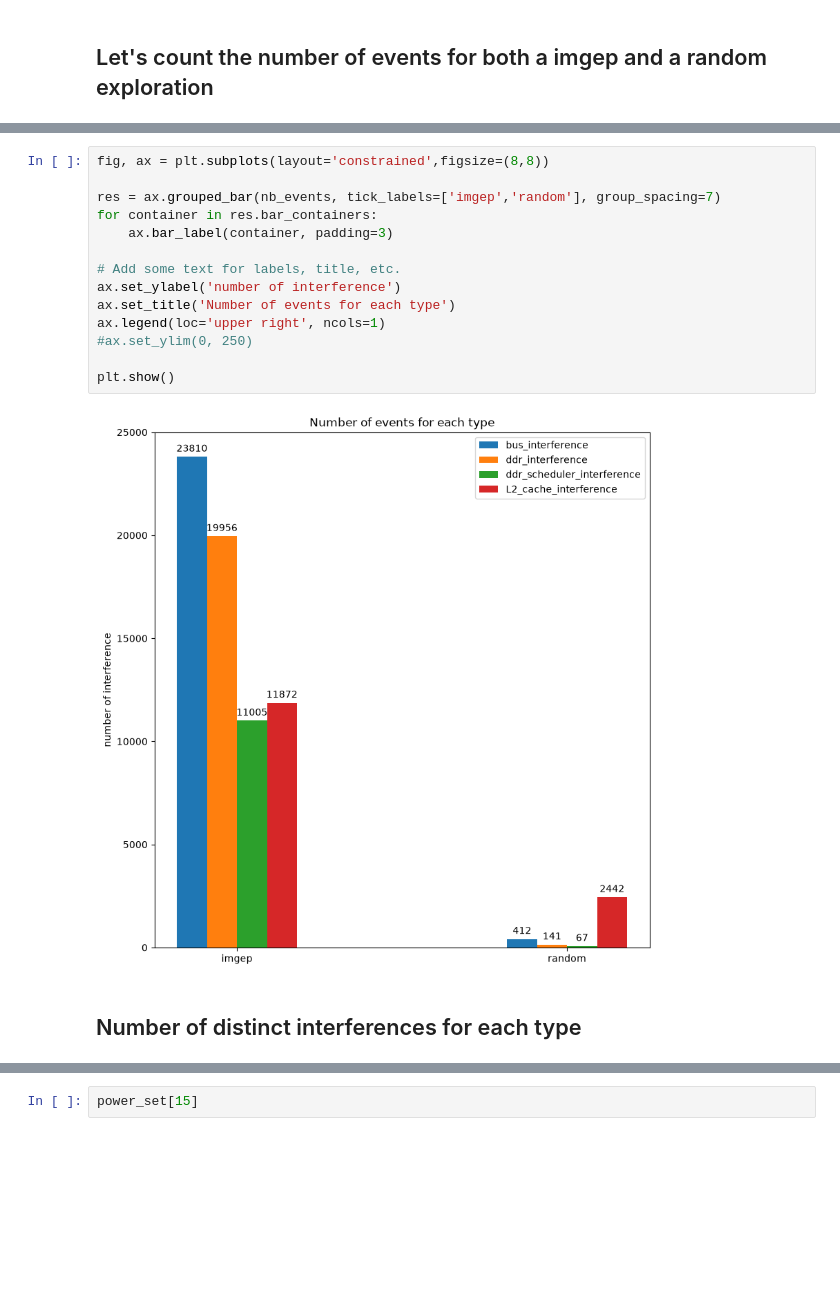
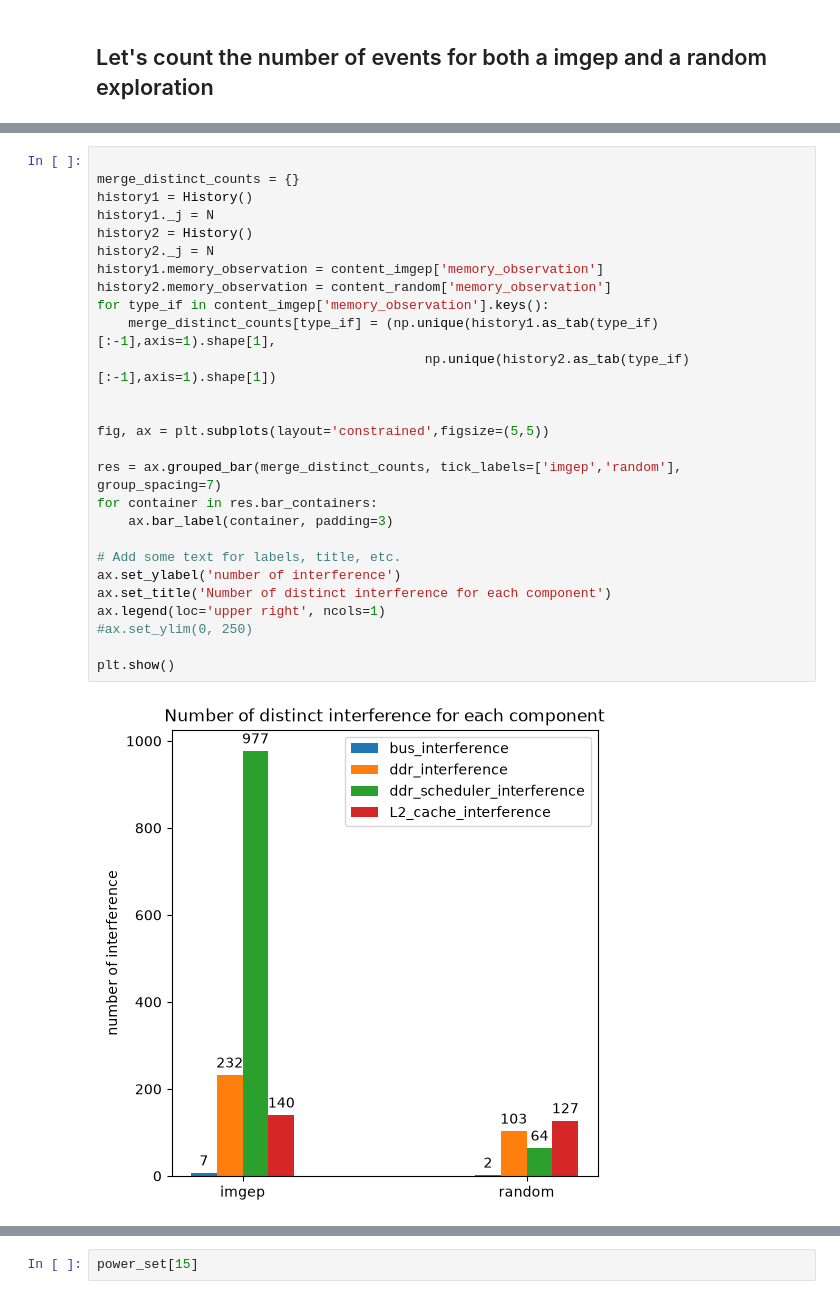
Before and after one commit to Ludoviccccc/Aixia_nouvelle_approche, a Jupyter notebook: analysis_imgep_if.ipynb, the cells around one changed output, grey strips where cells are left out. Cells and saved outputs as stored; diff of their text form; blank space fills up the shorter version.

```diff
--- a/analysis_imgep_if.ipynb
+++ b/analysis_imgep_if.ipynb
@@ -81,18 +142,29 @@ imgep
 # %%
-fig, ax = plt.subplots(layout='constrained',figsize=(8,8))
 
-res = ax.grouped_bar(nb_events, tick_labels=['imgep','random'], group_spacing=7)
+merge_distinct_counts = {}
+history1 = History()
+history1._j = N
+history2 = History()
+history2._j = N
+history1.memory_observation = content_imgep['memory_observation']
+history2.memory_observation = content_random['memory_observation']
+for type_if in content_imgep['memory_observation'].keys():
+    merge_distinct_counts[type_if] = (np.unique(history1.as_tab(type_if)[:-1],axis=1).shape[1],
+                                          np.unique(history2.as_tab(type_if)[:-1],axis=1).shape[1])
+
+
+fig, ax = plt.subplots(layout='constrained',figsize=(5,5))
+
+res = ax.grouped_bar(merge_distinct_counts, tick_labels=['imgep','random'], group_spacing=7)
 for container in res.bar_containers:
     ax.bar_label(container, padding=3)
 
 # Add some text for labels, title, etc.
 ax.set_ylabel('number of interference')
-ax.set_title('Number of events for each type')
+ax.set_title('Number of distinct interference for each component')
 ax.legend(loc='upper right', ncols=1)
 #ax.set_ylim(0, 250)
 
 plt.show()
 # %% [output]
-[figure, old version]
+[figure, new version]
-# %% [markdown]
-## Number of distinct interferences for each type
```
Also changed, not shown: parts of 25 cells of this notebook, 6 other files.
